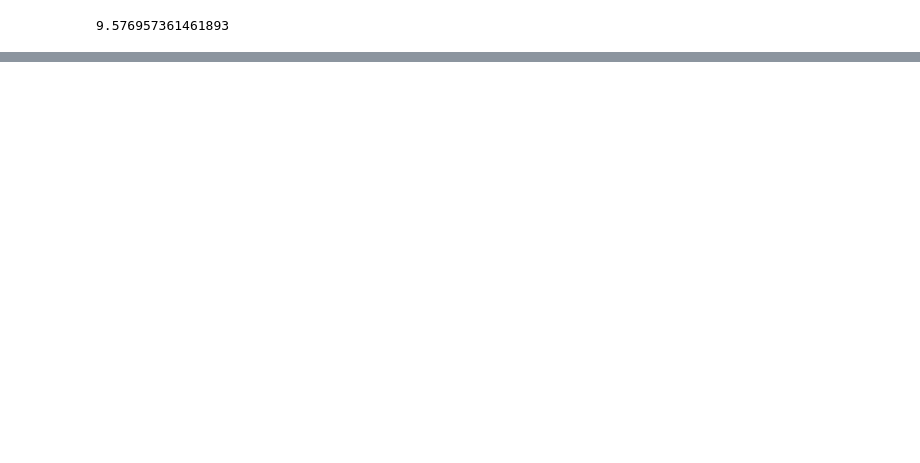
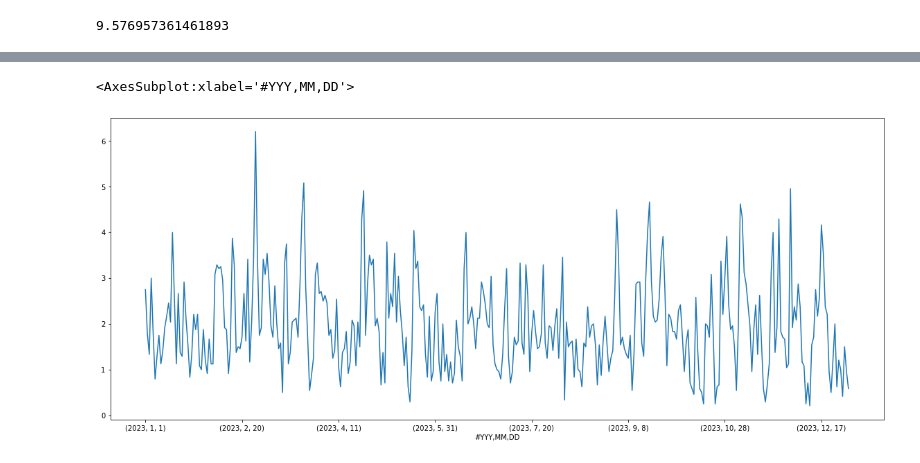
Before and after one commit to Jack-brewster/arctic-forecasting, a Jupyter notebook: analysis.ipynb, the cells around one changed output, grey strips where cells are left out. Saved outputs shown, nothing was run; the diff lists cells and outputs as text; code cells hidden in the pictures; blank space fills up the shorter version.

```diff
--- a/analysis.ipynb
+++ b/analysis.ipynb
@@ -13,0 +26,6 @@ b'Skipping line 75150: expected 7 fields, saw 8\nSkipping line 75151: expected 7
+# %%
+plt.figure(figsize=(20, 8))
+daily_avgs.plot()
+# %% [output]
+<AxesSubplot:xlabel='#YYY,MM,DD'>
+[figure, added]
```
Also changed, not shown: parts of 10 cells of this notebook.
